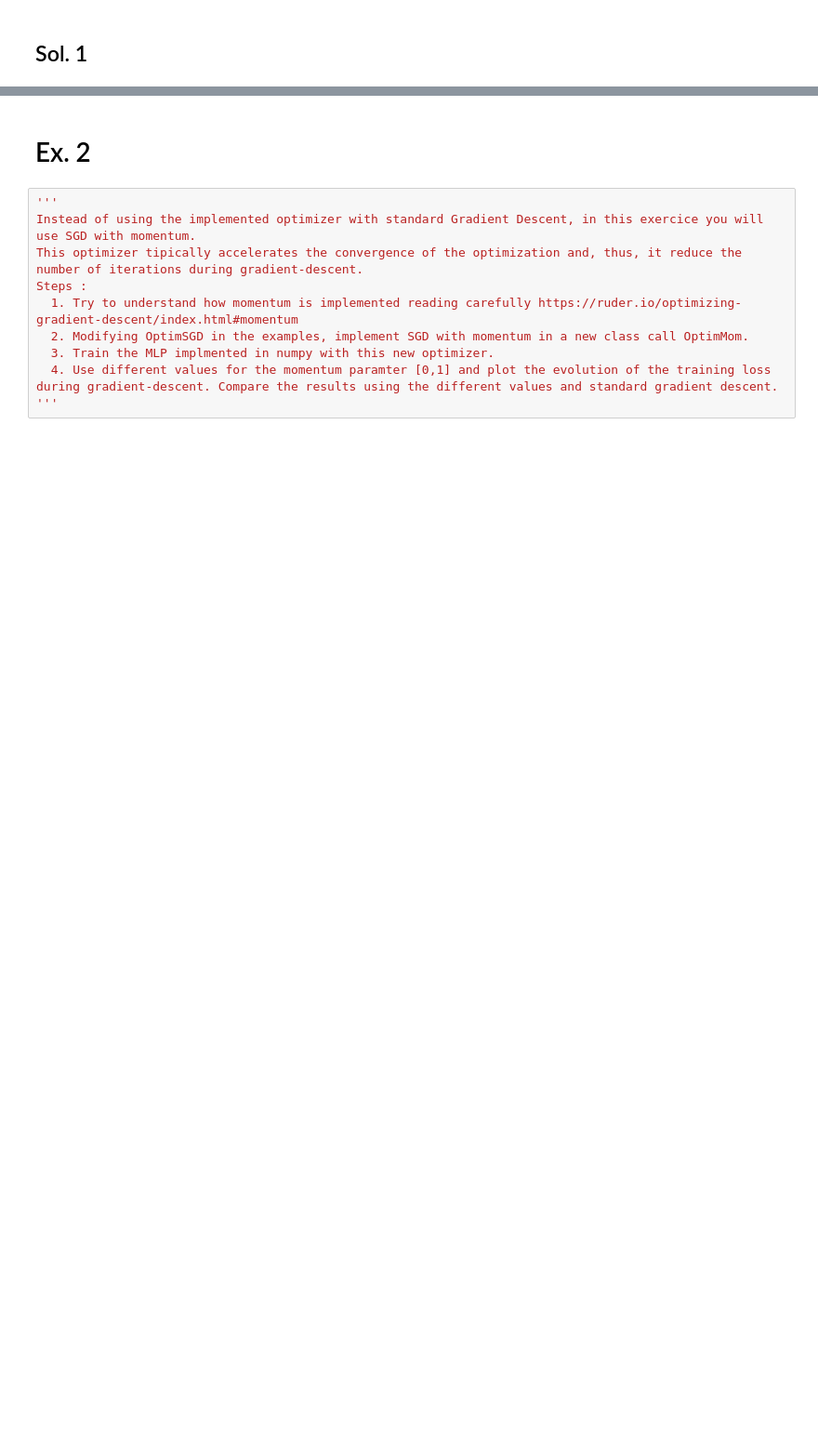
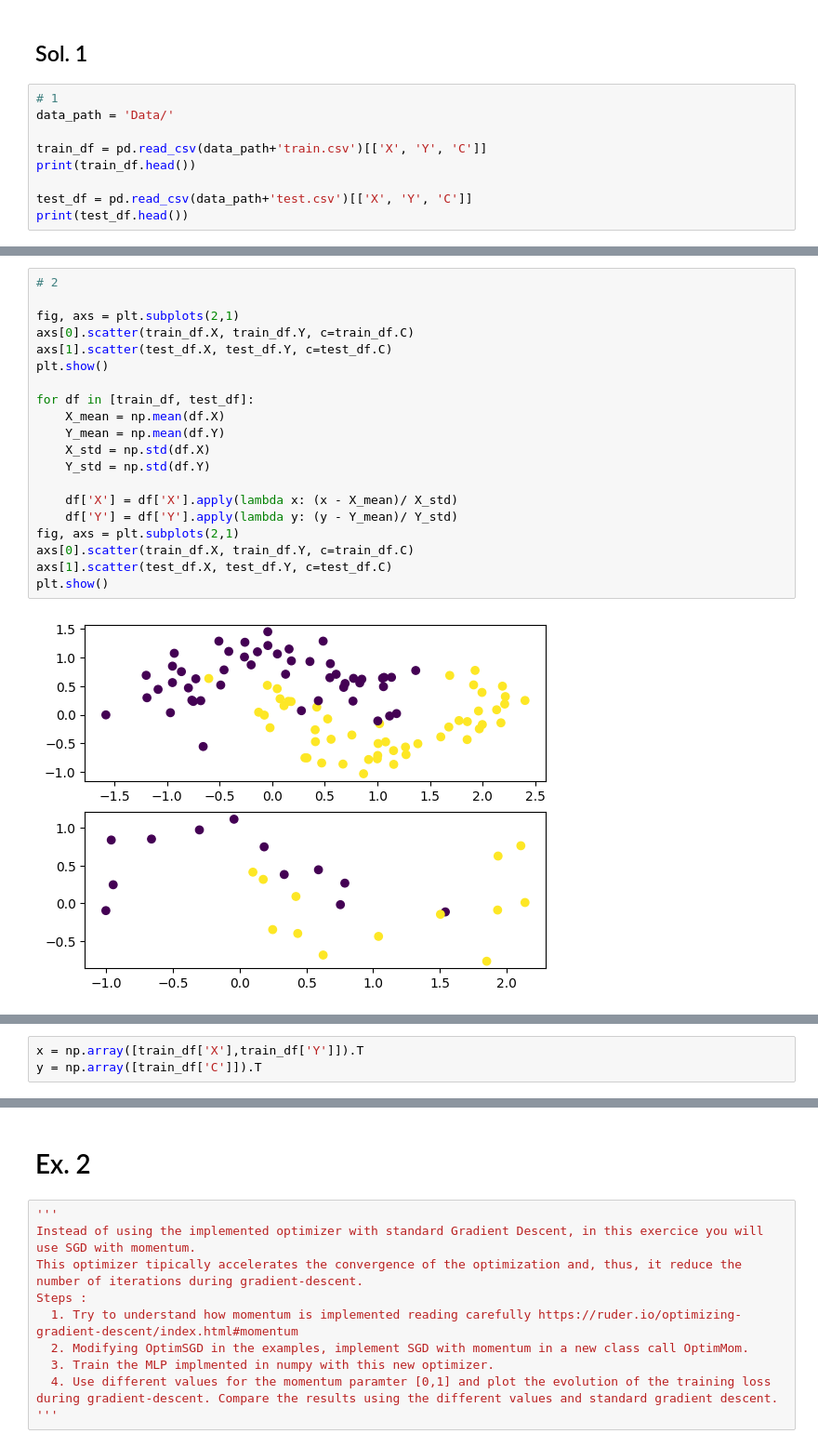
Before and after one commit to albert-santos01/DeepLearning, a Jupyter notebook: P1/P1-Questions.ipynb, the cells around one changed output, grey strips where cells are left out. Shown: that part at 93% size. Cells and saved outputs as stored; diff of their text form; blank space fills up the shorter version.

```diff
--- a/P1/P1-Questions.ipynb
+++ b/P1/P1-Questions.ipynb
@@ -13,2 +105,11 @@ Steps :
 # %% [markdown]
 ## Sol. 1
+# %%
+# 1
+data_path = 'Data/'
+
+train_df = pd.read_csv(data_path+'train.csv')[['X', 'Y', 'C']]
+print(train_df.head())
+
+test_df = pd.read_csv(data_path+'test.csv')[['X', 'Y', 'C']]
+print(test_df.head())
@@ -14,0 +129,22 @@ Steps :
+# %%
+# 2
+
+fig, axs = plt.subplots(2,1)
+axs[0].scatter(train_df.X, train_df.Y, c=train_df.C)
+axs[1].scatter(test_df.X, test_df.Y, c=test_df.C)
+plt.show()
+
+for df in [train_df, test_df]:
+    X_mean = np.mean(df.X)
+    Y_mean = np.mean(df.Y)
+    X_std = np.std(df.X)
+    Y_std = np.std(df.Y)
+
+    df['X'] = df['X'].apply(lambda x: (x - X_mean)/ X_std)
+    df['Y'] = df['Y'].apply(lambda y: (y - Y_mean)/ Y_std)
+fig, axs = plt.subplots(2,1)
+axs[0].scatter(train_df.X, train_df.Y, c=train_df.C)
+axs[1].scatter(test_df.X, test_df.Y, c=test_df.C)
+plt.show()
+# %% [output]
+[figure, added]
@@ -14,0 +152,3 @@ Steps :
+# %%
+x = np.array([train_df['X'],train_df['Y']]).T
+y = np.array([train_df['C']]).T
```
Also changed, not shown: parts of 23 cells of this notebook.
